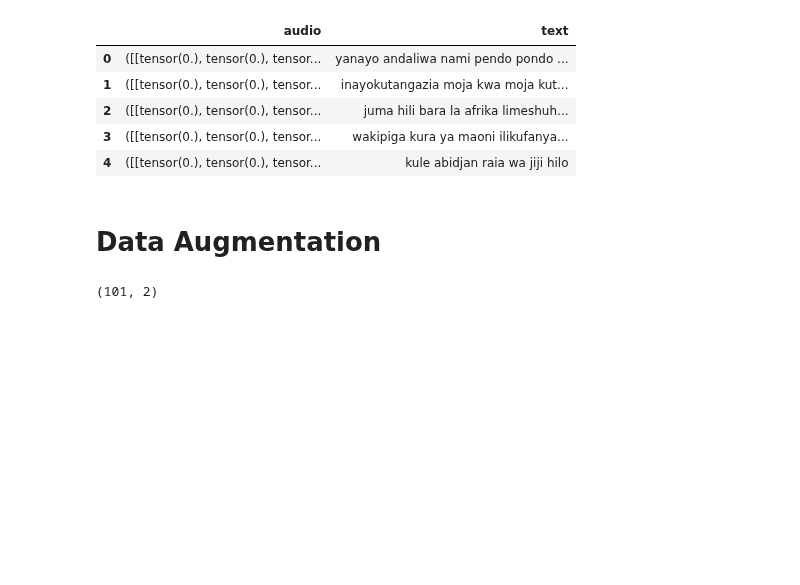
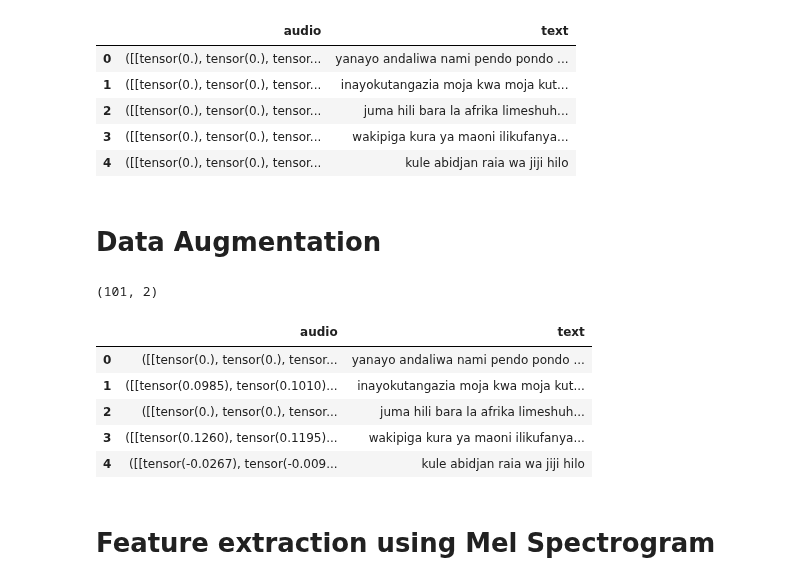
Before and after one commit to nebasam/Week-4, a Jupyter notebook: notebooks/data_Preprocess.ipynb, the cells around one changed output. Cells and saved outputs as stored; diff of their text form; code cells hidden in the pictures; blank space fills up the shorter version.

Commit message:
Extracts features

```diff
--- a/notebooks/data_Preprocess.ipynb
+++ b/notebooks/data_Preprocess.ipynb
@@ -113,6 +113,16 @@ class AudioUtil():
     shift_amt = int(random.random() * shift_limit * sig_len)
     aud = sig.roll(shift_amt), sr
     return (aud)
+  def spectro_gram(self,aud, n_mels=64, n_fft=1024, hop_len=None):
+    sig,sr = aud
+    top_db = 80
+
+    # spec has shape [channel, n_mels, time], where channel is mono, stereo etc
+    spec = transforms.MelSpectrogram(sr, n_fft=n_fft, hop_length=hop_len, n_mels=n_mels)(sig)
+
+    # Convert to decibels
+    spec = transforms.AmplitudeToDB(top_db=top_db)(spec)
+    return (spec)
 # %%
 # loading one audio file
 audioutil = AudioUtil()
@@ -245,3 +255,16 @@ Data_Augments=pd.DataFrame(Data_Augments,columns=['audio','text'])
 Data_Augments.shape
 # %% [output]
 (101, 2)
+# %%
+# saving list
+Data_Augments=pd.DataFrame(Data_Augments,columns=['audio','text'])
+Data_Augments.head()
+# %% [output]
+|  | audio | text |
+| 0 | ([[tensor(0.), tensor(0.), tensor... | yanayo andaliwa nami pendo pondo ... |
+| 1 | ([[tensor(0.0985), tensor(0.1010)... | inayokutangazia moja kwa moja kut... |
+| 2 | ([[tensor(0.), tensor(0.), tensor... | juma hili bara la afrika limeshuh... |
+| 3 | ([[tensor(0.1260), tensor(0.1195)... | wakipiga kura ya maoni ilikufanya... |
+| 4 | ([[tensor(-0.0267), tensor(-0.009... | kule abidjan raia wa jiji hilo |
+# %% [markdown]
+# Feature extraction using Mel Spectrogram
```
Also changed, not shown: parts of 2 cells of this notebook.
